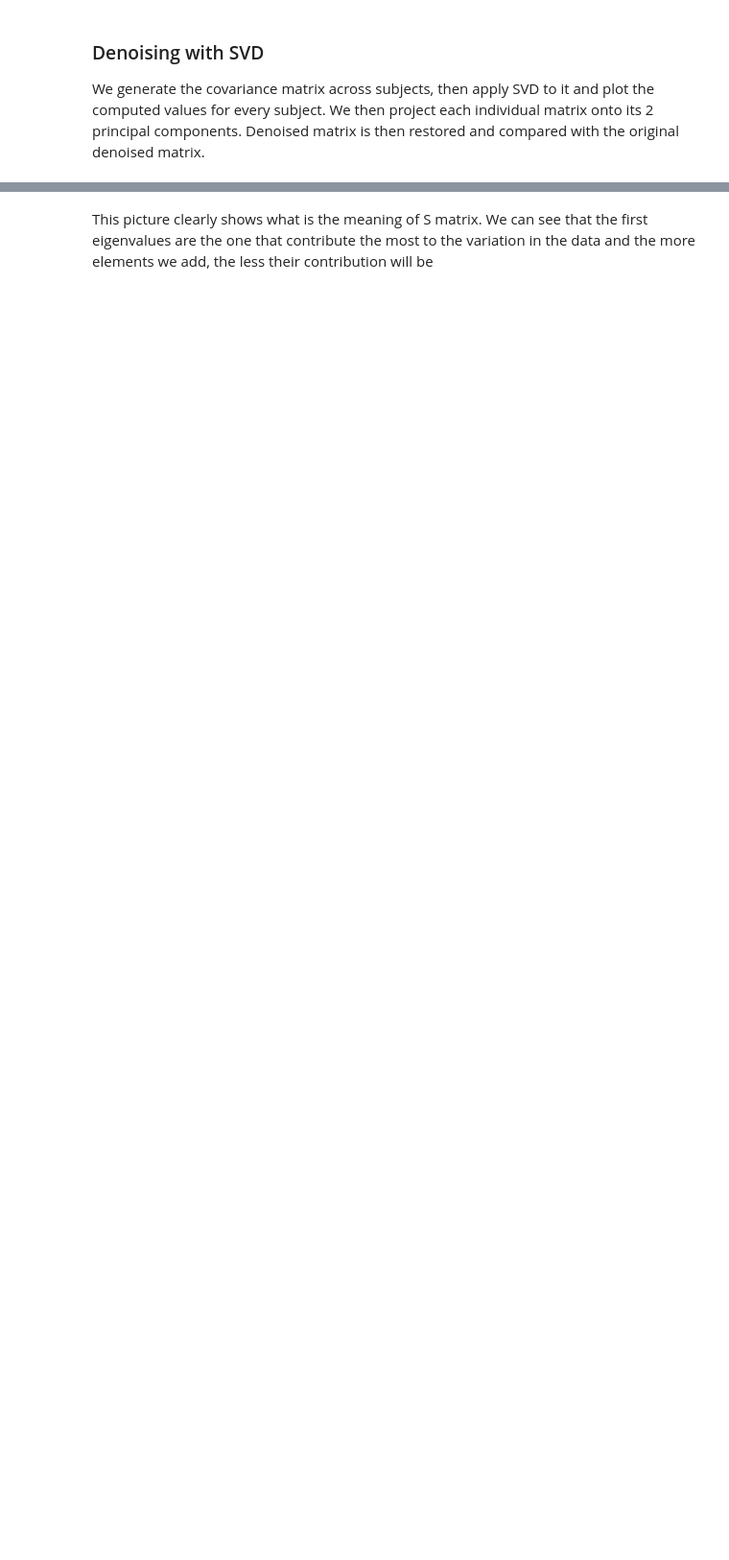
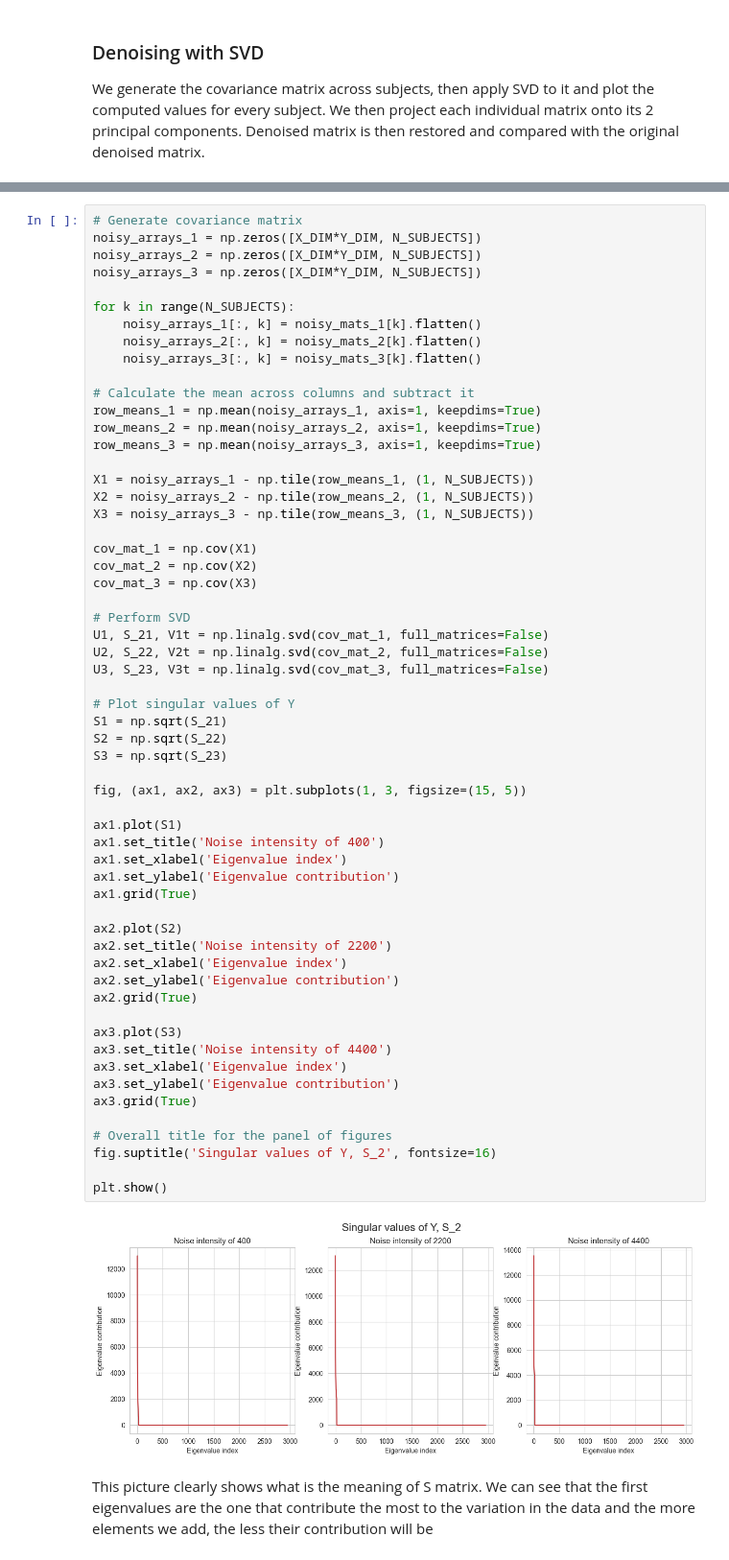
Before and after one commit to ludekcizinsky/fMRI-dimensionality-reduction, a Jupyter notebook: run.ipynb, the cells around one changed output, grey strips where cells are left out. Shown at 96% size. Drawn from its saved outputs; the diff is of its cells as text; blank space fills up the shorter version.

```diff
--- a/run.ipynb
+++ b/run.ipynb
@@ -273,2 +262,62 @@ plt.show()
+# %%
+# Generate covariance matrix
+noisy_arrays_1 = np.zeros([X_DIM*Y_DIM, N_SUBJECTS])
+noisy_arrays_2 = np.zeros([X_DIM*Y_DIM, N_SUBJECTS])
+noisy_arrays_3 = np.zeros([X_DIM*Y_DIM, N_SUBJECTS])
+
+for k in range(N_SUBJECTS):
+    noisy_arrays_1[:, k] = noisy_mats_1[k].flatten()
+    noisy_arrays_2[:, k] = noisy_mats_2[k].flatten()
+    noisy_arrays_3[:, k] = noisy_mats_3[k].flatten()
+
+# Calculate the mean across columns and subtract it
+row_means_1 = np.mean(noisy_arrays_1, axis=1, keepdims=True)
+row_means_2 = np.mean(noisy_arrays_2, axis=1, keepdims=True)
+row_means_3 = np.mean(noisy_arrays_3, axis=1, keepdims=True)
+
+X1 = noisy_arrays_1 - np.tile(row_means_1, (1, N_SUBJECTS))
+X2 = noisy_arrays_2 - np.tile(row_means_2, (1, N_SUBJECTS))
+X3 = noisy_arrays_3 - np.tile(row_means_3, (1, N_SUBJECTS))
+
+cov_mat_1 = np.cov(X1)
+cov_mat_2 = np.cov(X2)
+cov_mat_3 = np.cov(X3)
+
+# Perform SVD
+U1, S_21, V1t = np.linalg.svd(cov_mat_1, full_matrices=False)
+U2, S_22, V2t = np.linalg.svd(cov_mat_2, full_matrices=False)
+U3, S_23, V3t = np.linalg.svd(cov_mat_3, full_matrices=False)
+
+# Plot singular values of Y
+S1 = np.sqrt(S_21)
+S2 = np.sqrt(S_22)
+S3 = np.sqrt(S_23)
+
+fig, (ax1, ax2, ax3) = plt.subplots(1, 3, figsize=(15, 5))
+
+ax1.plot(S1)
+ax1.set_title('Noise intensity of 400')
+ax1.set_xlabel('Eigenvalue index')
+ax1.set_ylabel('Eigenvalue contribution')
+ax1.grid(True)
+
+ax2.plot(S2)
+ax2.set_title('Noise intensity of 2200')
+ax2.set_xlabel('Eigenvalue index')
+ax2.set_ylabel('Eigenvalue contribution')
+ax2.grid(True)
+
+ax3.plot(S3)
+ax3.set_title('Noise intensity of 4400')
+ax3.set_xlabel('Eigenvalue index')
+ax3.set_ylabel('Eigenvalue contribution')
+ax3.grid(True)
+
+# Overall title for the panel of figures
+fig.suptitle('Singular values of Y, S_2', fontsize=16)
+
+plt.show()
+# %% [output]
+[figure, added]
 # %% [markdown]
 This picture clearly shows what is the meaning of S matrix. We can see that the first eigenvalues are the one that contribute the most to the variation in the data and the more elements we add, the less their contribution will be
```
Also changed, not shown: parts of 21 cells of this notebook, 1 other file.
